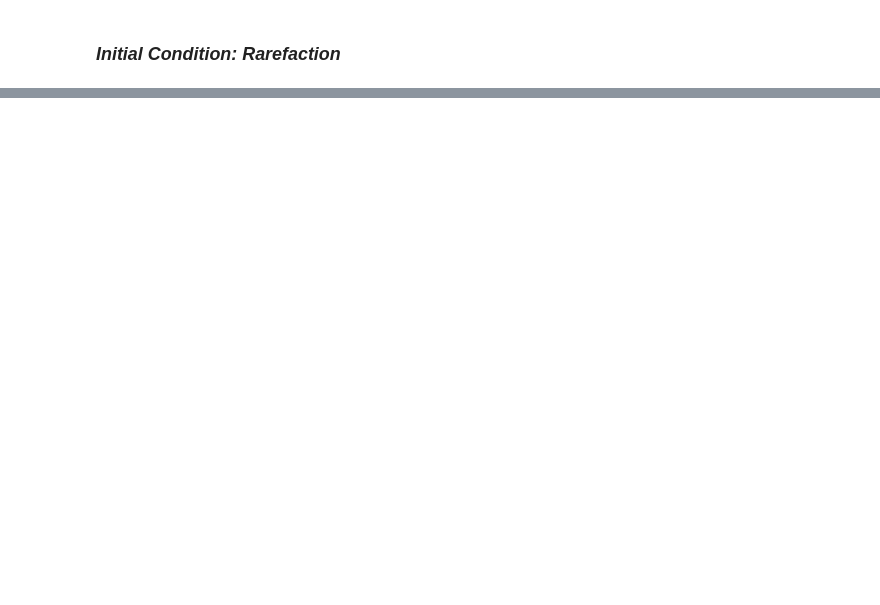
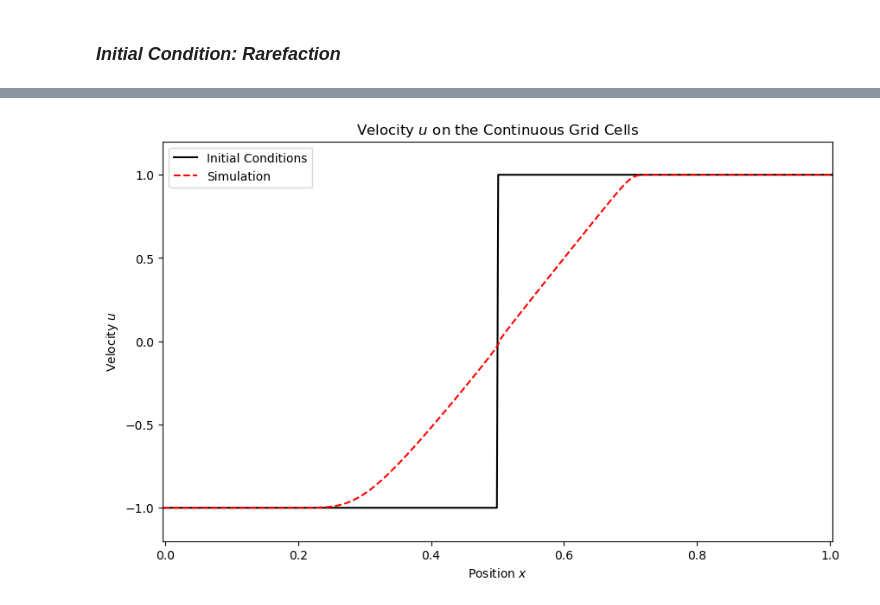
Before and after one commit to nraymundipinheiro/hydrodymanics-solver, a Jupyter notebook: hll.ipynb, the cells around one changed output, grey strips where cells are left out. Drawn from its saved outputs; the diff is of its cells as text; code cells hidden in the pictures; blank space fills up the shorter version.

```diff
--- a/hll.ipynb
+++ b/hll.ipynb
@@ -230,8 +263,28 @@ def rarefaction(grid: FVGrid) -> None:
 
     """
 
+    # Initialize velocity
     condition1 = grid.x[:] < 1/2
     condition2 = 1/2 <= grid.x[:]
 
     grid.u[condition1] = 1.0
     grid.u[condition2] = 2.0
+
+
+def rarefaction_alternative(grid: FVGrid) -> None:
+    """
+    Calculates the speed following a step function.
+
+    Parameter
+    ---------
+    grid: FVGrid
+        Grid in which the shock speed will be calculated and updated.
+
+    """
+
+    # Initialize velocity
+    condition1 = grid.x[:] < 1/2
+    condition2 = 1/2 <= grid.x[:]
+
+    grid.u[condition1] = -1.0
+    grid.u[condition2] = +1.0
@@ -477,0 +585,9 @@ fig
+# %%
+grid = FVGrid(num_x=num_x, num_g=num_g, x_min=x_min, x_max=x_max,
+              initial_conditions=rarefaction_alternative)
+advection(grid, C, t_max)
+
+fig, ax = grid.plot()
+fig
+# %% [output]
+[figure, added]
```
Also changed, not shown: parts of 16 cells of this notebook.
